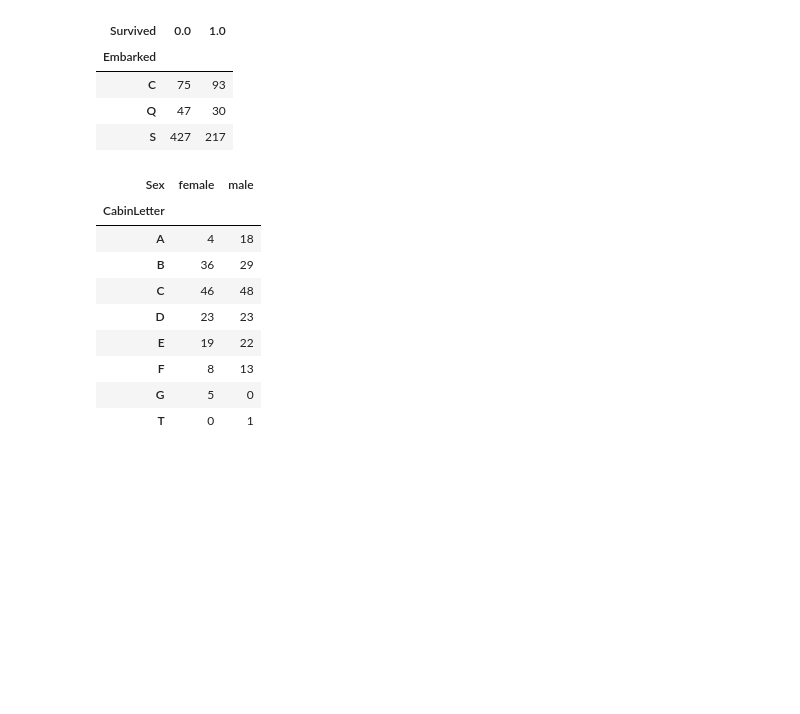
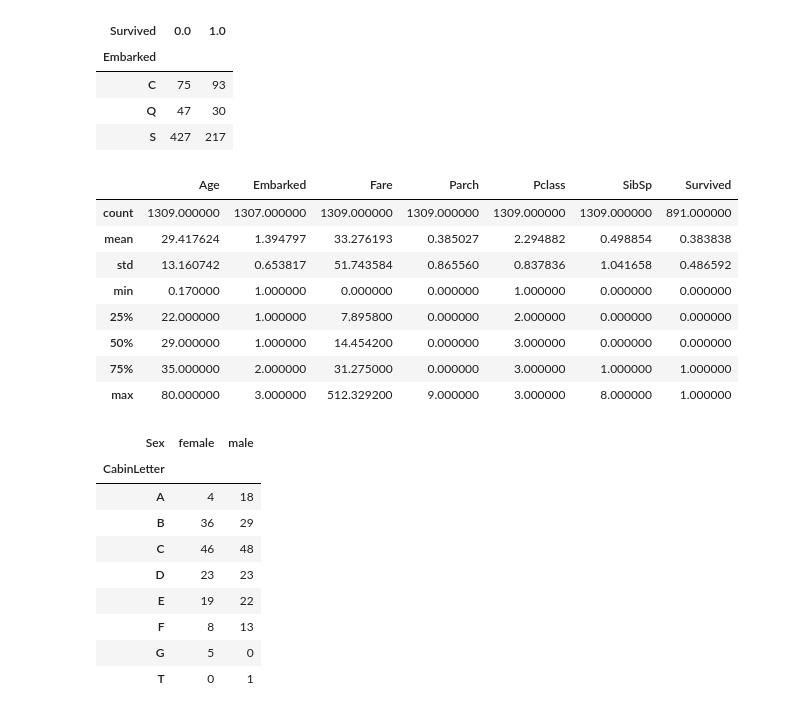
Before and after one commit to Joy0805/CS634-MidtermProject1, a Jupyter notebook: Project2.ipynb, the cells around one changed output. Saved outputs shown, nothing was run; the diff lists cells and outputs as text; code cells hidden in the pictures; blank space fills up the shorter version.

```diff
--- a/Project2.ipynb
+++ b/Project2.ipynb
@@ -159,4 +160,19 @@ full['Embarked']=full['Embarked'].map(embarked_mapping)
 # %%
 #Fill the missing fare according to the class
 full['Fare']=full.groupby('Pclass')['Fare'].transform(lambda x: x.fillna(x.median()))
+# %%
+#Then fill the missing Embarked.
+#People who embarked on the same port and entered the same class may pay similar fare. (Simialr Fare range)
+#The FareBand is based on 25%, 50%, 75%, Max value of Fare
+full.describe()
+# %% [output]
+|  | Age | Embarked | Fare | Parch | Pclass | SibSp | Survived |
+| count | 1309.000000 | 1307.000000 | 1309.000000 | 1309.000000 | 1309.000000 | 1309.000000 | 891.000000 |
+| mean | 29.417624 | 1.394797 | 33.276193 | 0.385027 | 2.294882 | 0.498854 | 0.383838 |
+| std | 13.160742 | 0.653817 | 51.743584 | 0.865560 | 0.837836 | 1.041658 | 0.486592 |
+| min | 0.170000 | 1.000000 | 0.000000 | 0.000000 | 1.000000 | 0.000000 | 0.000000 |
+| 25% | 22.000000 | 1.000000 | 7.895800 | 0.000000 | 2.000000 | 0.000000 | 0.000000 |
+| 50% | 29.000000 | 1.000000 | 14.454200 | 0.000000 | 3.000000 | 0.000000 | 0.000000 |
+| 75% | 35.000000 | 2.000000 | 31.275000 | 0.000000 | 3.000000 | 1.000000 | 1.000000 |
+| max | 80.000000 | 3.000000 | 512.329200 | 9.000000 | 3.000000 | 8.000000 | 1.000000 |
 # %%
```
Also changed, not shown: parts of 19 cells of this notebook.
